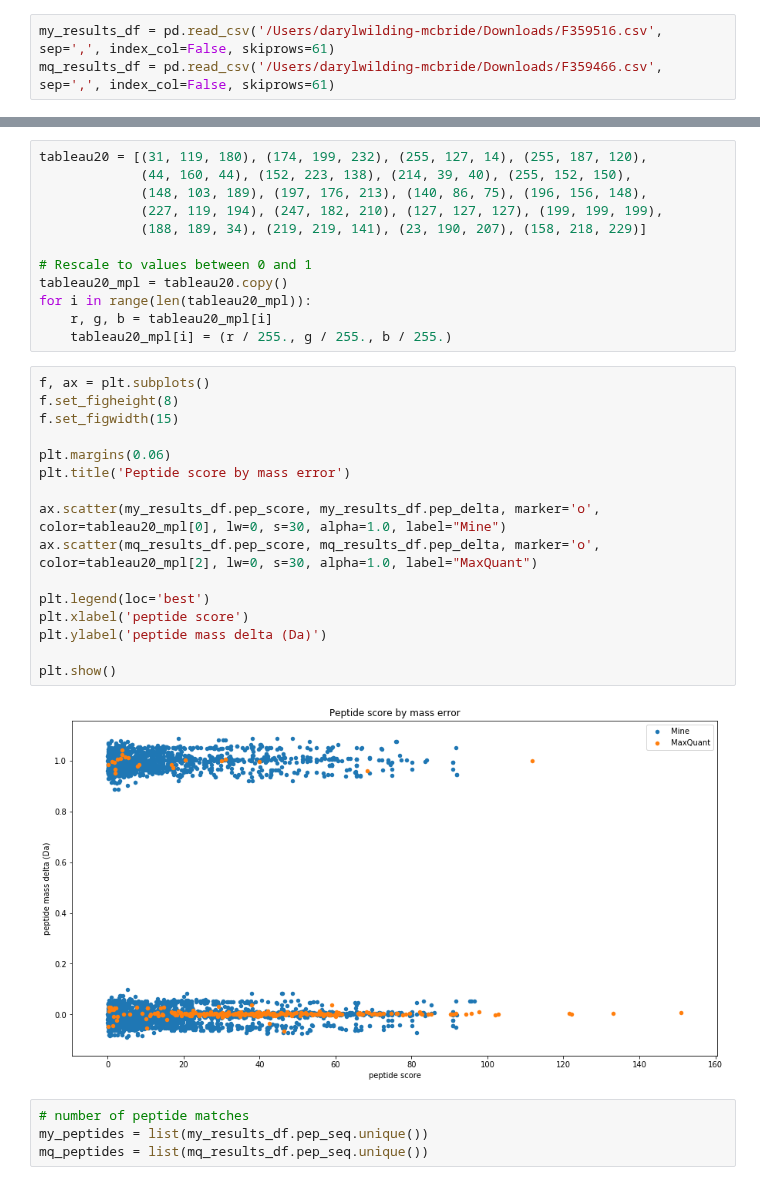
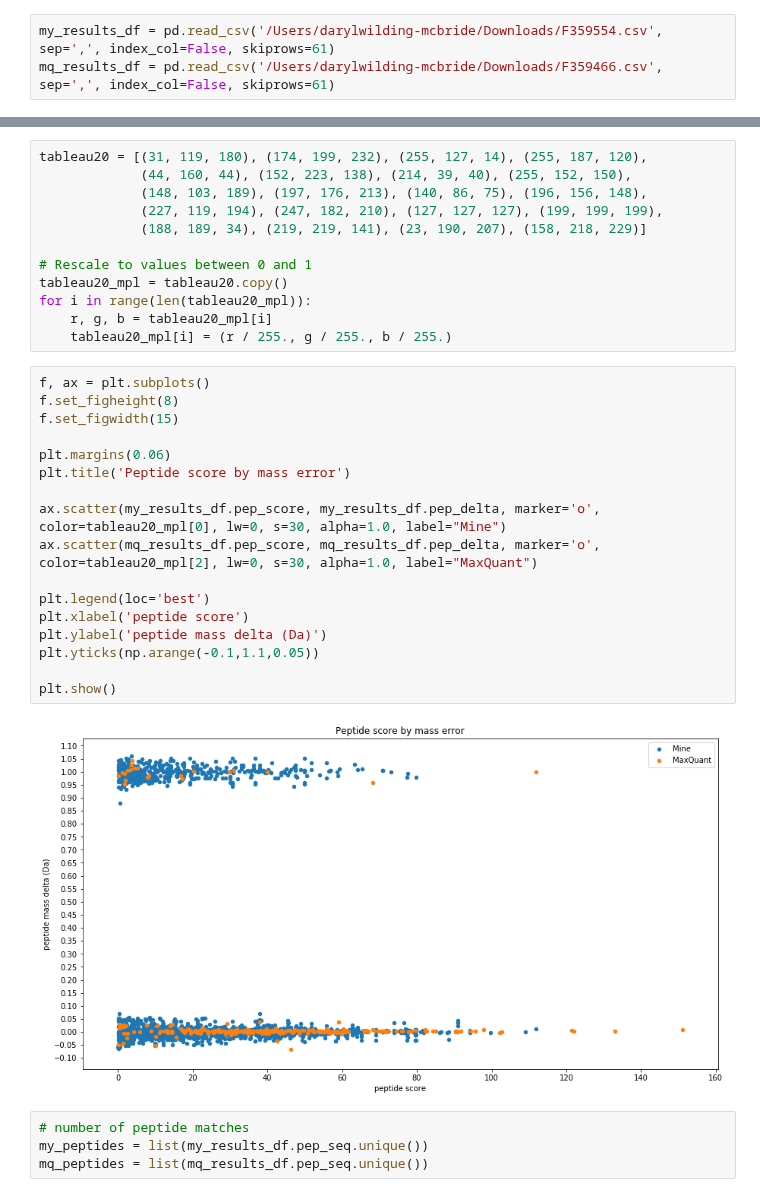
Before and after one commit to WEHI-Proteomics/tfde, a Jupyter notebook: notebooks/analyse Mascot search results.ipynb, the cells around one changed output, grey strips where cells are left out. Cells and saved outputs as stored; diff of their text form.

```diff
--- a/notebooks/analyse Mascot search results.ipynb
+++ b/notebooks/analyse Mascot search results.ipynb
@@ -4,7 +4,7 @@ import numpy as np
 import sys
 import matplotlib.pyplot as plt
 # %%
-my_results_df = pd.read_csv('/Users/darylwilding-mcbride/Downloads/F359516.csv', sep=',', index_col=False, skiprows=61)
+my_results_df = pd.read_csv('/Users/darylwilding-mcbride/Downloads/F359554.csv', sep=',', index_col=False, skiprows=61)
 mq_results_df = pd.read_csv('/Users/darylwilding-mcbride/Downloads/F359466.csv', sep=',', index_col=False, skiprows=61)
 # %%
 f, ax1 = plt.subplots()
@@ -39,21 +39,22 @@ for i in range(len(tableau20_mpl)):
 # %%
 f, ax = plt.subplots()
 f.set_figheight(8)
 f.set_figwidth(15)
 
 plt.margins(0.06)
 plt.title('Peptide score by mass error')
 
 ax.scatter(my_results_df.pep_score, my_results_df.pep_delta, marker='o', color=tableau20_mpl[0], lw=0, s=30, alpha=1.0, label="Mine")
 ax.scatter(mq_results_df.pep_score, mq_results_df.pep_delta, marker='o', color=tableau20_mpl[2], lw=0, s=30, alpha=1.0, label="MaxQuant")
 
 plt.legend(loc='best')
 plt.xlabel('peptide score')
 plt.ylabel('peptide mass delta (Da)')
+plt.yticks(np.arange(-0.1,1.1,0.05))
 
 plt.show()
 # %% [output]
-[figure, old version]
+[figure, new version]
 # %%
 # number of peptide matches
 my_peptides = list(my_results_df.pep_seq.unique())
```
Also changed, not shown: parts of 9 cells of this notebook.
